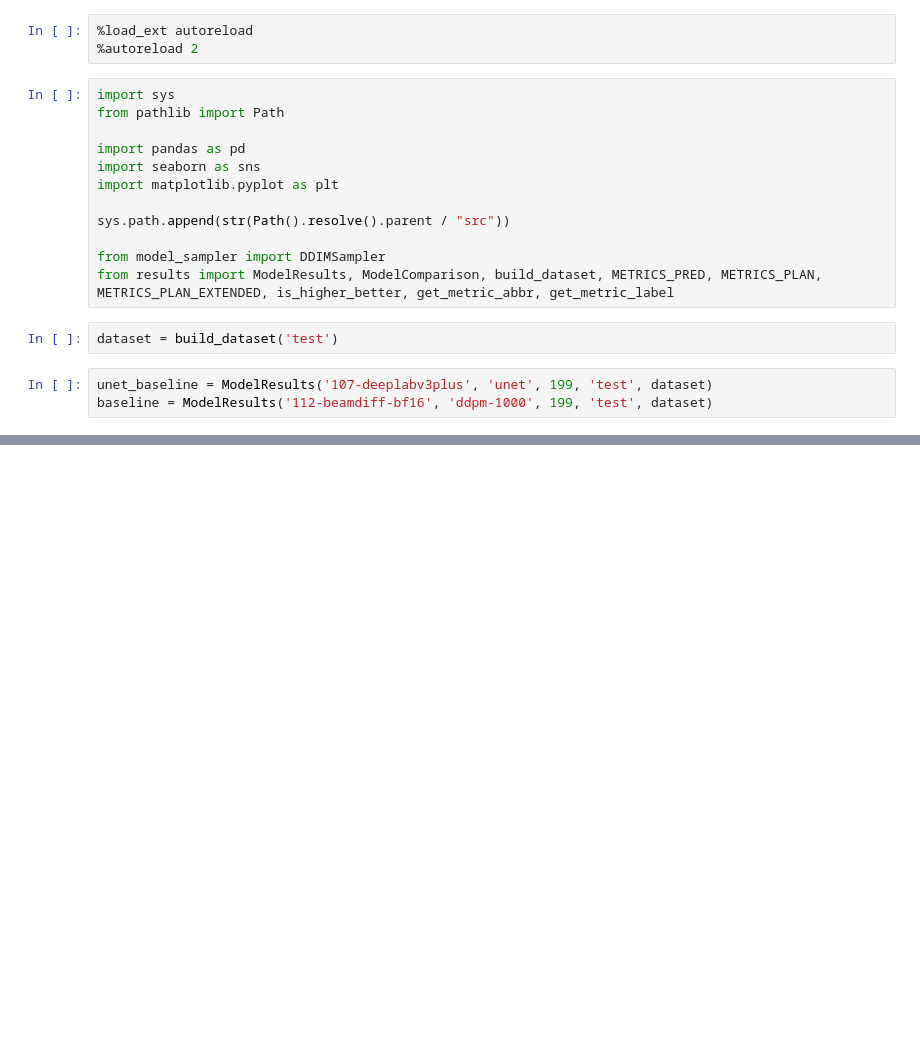
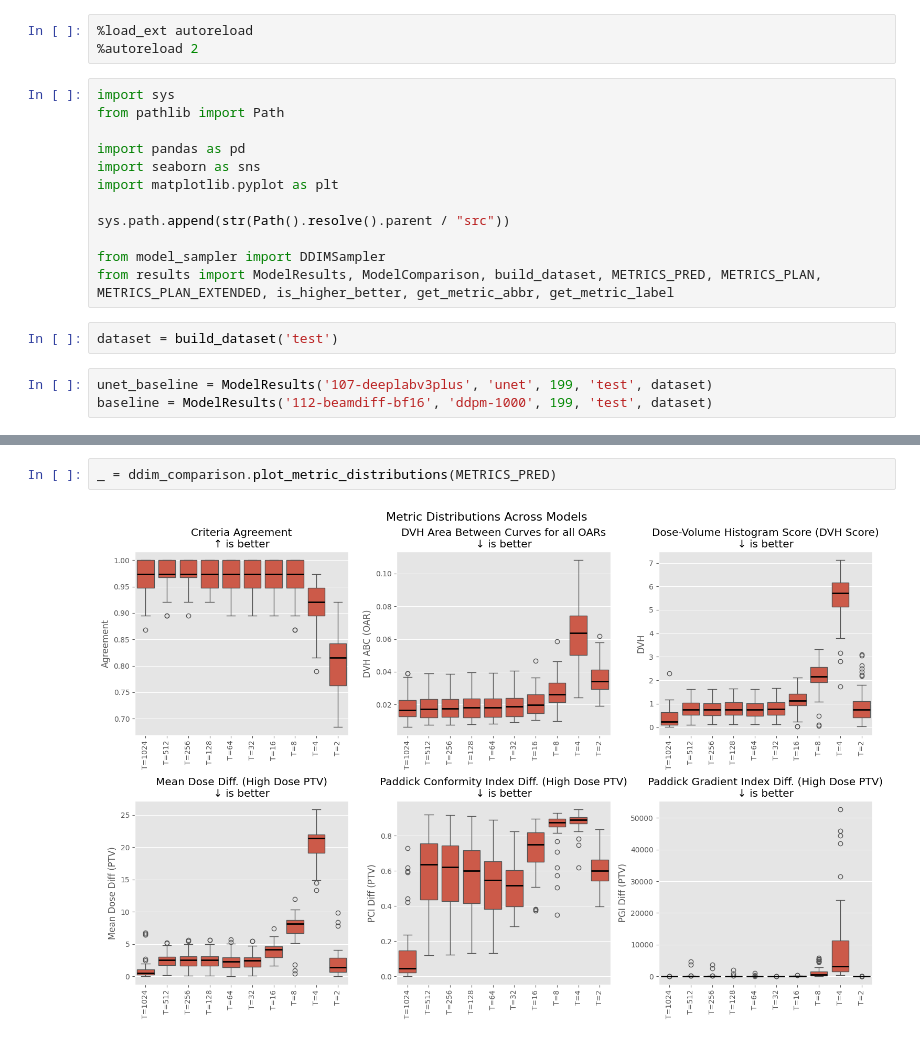
Before and after one commit to josefweibel/dose-prediction-calculation-thesis, a Jupyter notebook: notebooks/30_distillation.ipynb, the cells around one changed output, grey strips where cells are left out. Drawn from its saved outputs; the diff is of its cells as text; blank space fills up the shorter version.

```diff
--- a/notebooks/30_distillation.ipynb
+++ b/notebooks/30_distillation.ipynb
@@ -48,0 +71,4 @@ _ = ddpm_comparison.plot_metric_distribution('vol_rmse_body')
+# %%
+_ = ddim_comparison.plot_metric_distributions(METRICS_PRED)
+# %% [output]
+[figure, added]
```
Also changed, not shown: parts of 11 cells of this notebook, 23 other files.
